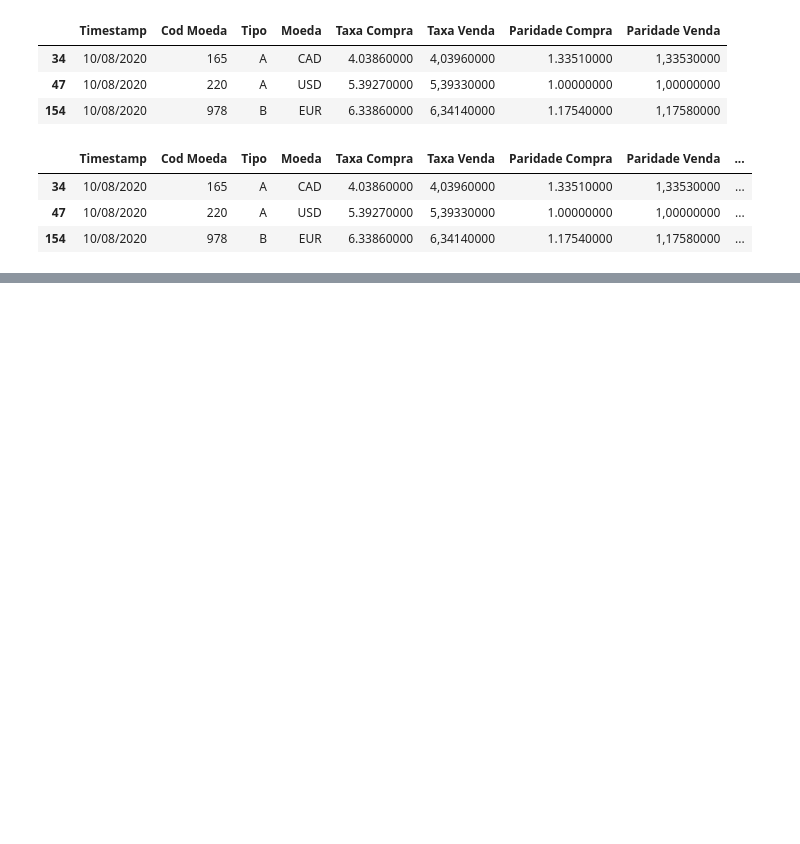
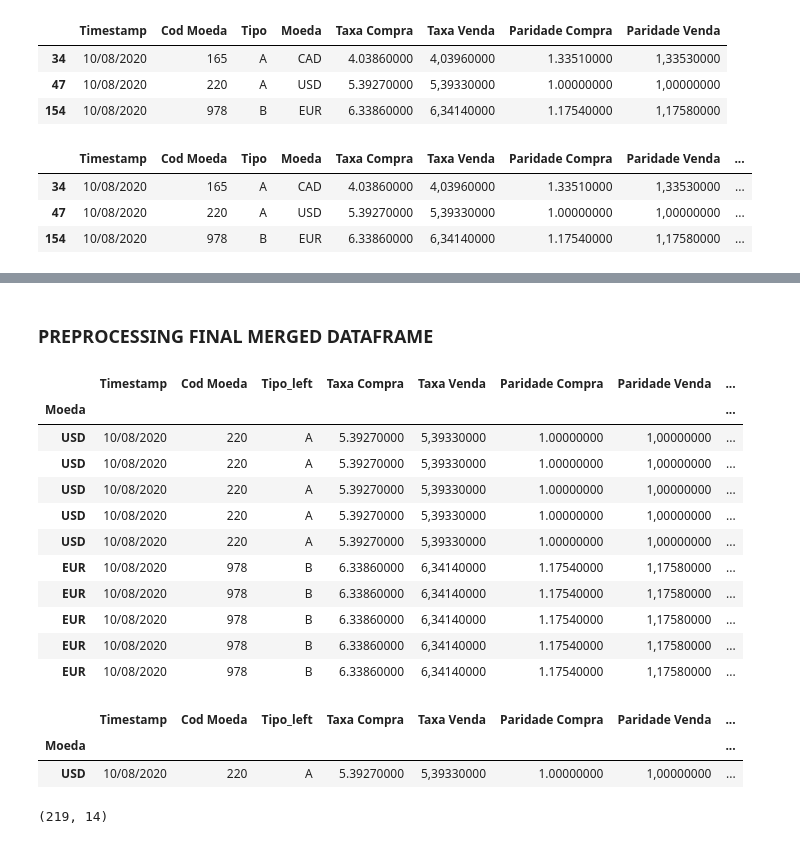
Before and after one commit to g-freire/currency_analysis, a Jupyter notebook: currency_analysis.ipynb, the cells around one changed output, grey strips where cells are left out. Saved outputs shown, nothing was run; the diff lists cells and outputs as text; code cells hidden in the pictures; blank space fills up the shorter version.

```diff
--- a/currency_analysis.ipynb
+++ b/currency_analysis.ipynb
@@ -96,0 +190,25 @@ new_df.sort_values(by='Paridade Compra USD', ascending=False)
+# %% [markdown]
+### PREPROCESSING FINAL MERGED DATAFRAME
+# %%
+currencies = ["USD", "EUR", "CAD"]
+a = merge_df.loc[currencies]
+a[:10]
+# %% [output]
+|  | Timestamp | Cod Moeda | Tipo_left | Taxa Compra | Taxa Venda | Paridade Compra | Paridade Venda | ... |
+| Moeda |  |  |  |  |  |  |  | ... |
+| USD | 10/08/2020 | 220 | A | 5.39270000 | 5,39330000 | 1.00000000 | 1,00000000 | ... |
+| USD | 10/08/2020 | 220 | A | 5.39270000 | 5,39330000 | 1.00000000 | 1,00000000 | ... |
+| USD | 10/08/2020 | 220 | A | 5.39270000 | 5,39330000 | 1.00000000 | 1,00000000 | ... |
+| USD | 10/08/2020 | 220 | A | 5.39270000 | 5,39330000 | 1.00000000 | 1,00000000 | ... |
+| USD | 10/08/2020 | 220 | A | 5.39270000 | 5,39330000 | 1.00000000 | 1,00000000 | ... |
+| EUR | 10/08/2020 | 978 | B | 6.33860000 | 6,34140000 | 1.17540000 | 1,17580000 | ... |
+| EUR | 10/08/2020 | 978 | B | 6.33860000 | 6,34140000 | 1.17540000 | 1,17580000 | ... |
+| EUR | 10/08/2020 | 978 | B | 6.33860000 | 6,34140000 | 1.17540000 | 1,17580000 | ... |
+| EUR | 10/08/2020 | 978 | B | 6.33860000 | 6,34140000 | 1.17540000 | 1,17580000 | ... |
+| EUR | 10/08/2020 | 978 | B | 6.33860000 | 6,34140000 | 1.17540000 | 1,17580000 | ... |
+# %%
+merge_df.loc['USD'][:1] # Since we have many countries with same Currency code, first will be matched
+# %% [output]
+|  | Timestamp | Cod Moeda | Tipo_left | Taxa Compra | Taxa Venda | Paridade Compra | Paridade Venda | ... |
+| Moeda |  |  |  |  |  |  |  | ... |
+| USD | 10/08/2020 | 220 | A | 5.39270000 | 5,39330000 | 1.00000000 | 1,00000000 | ... |
@@ -96,0 +217,5 @@ new_df.sort_values(by='Paridade Compra USD', ascending=False)
+# %%
+final_df = merge_df.copy(deep=True)
+final_df.shape
+# %% [output]
+(219, 14)
```
Also changed, not shown: parts of 31 cells of this notebook.
